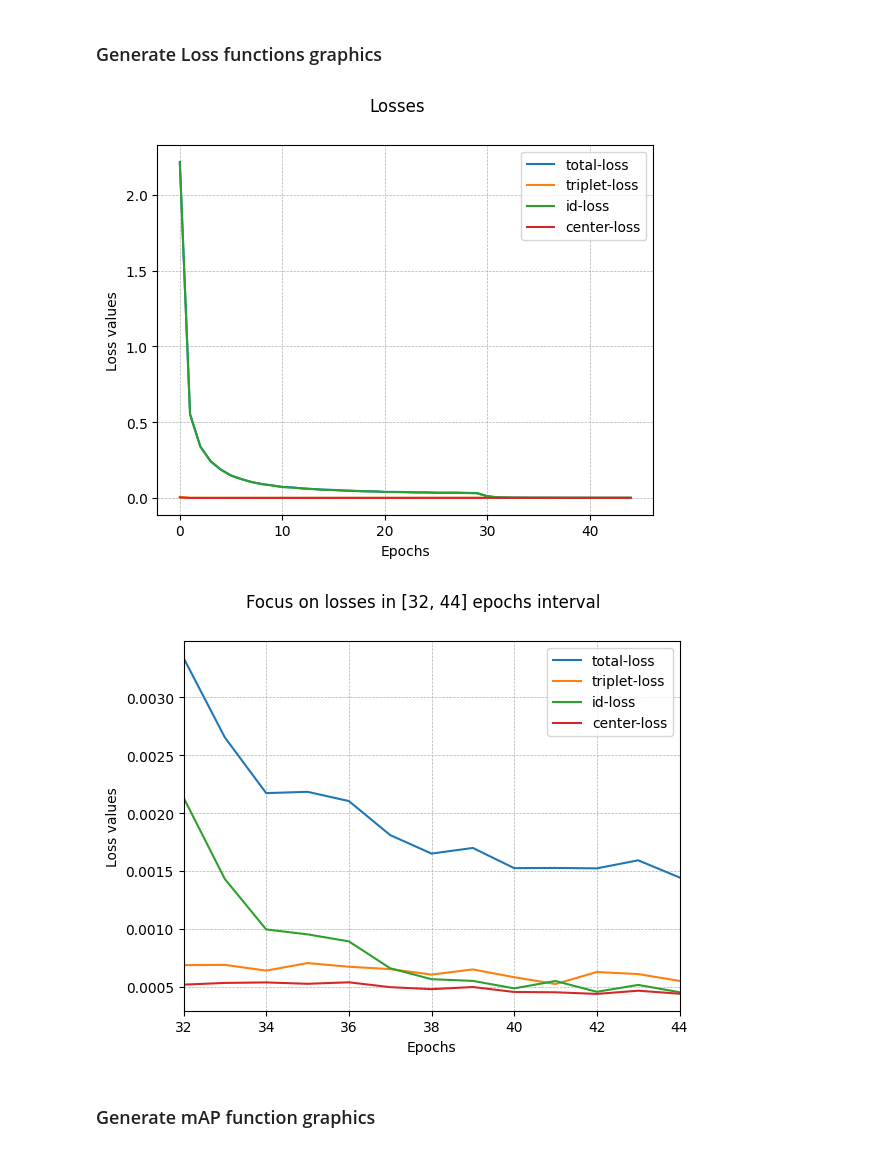
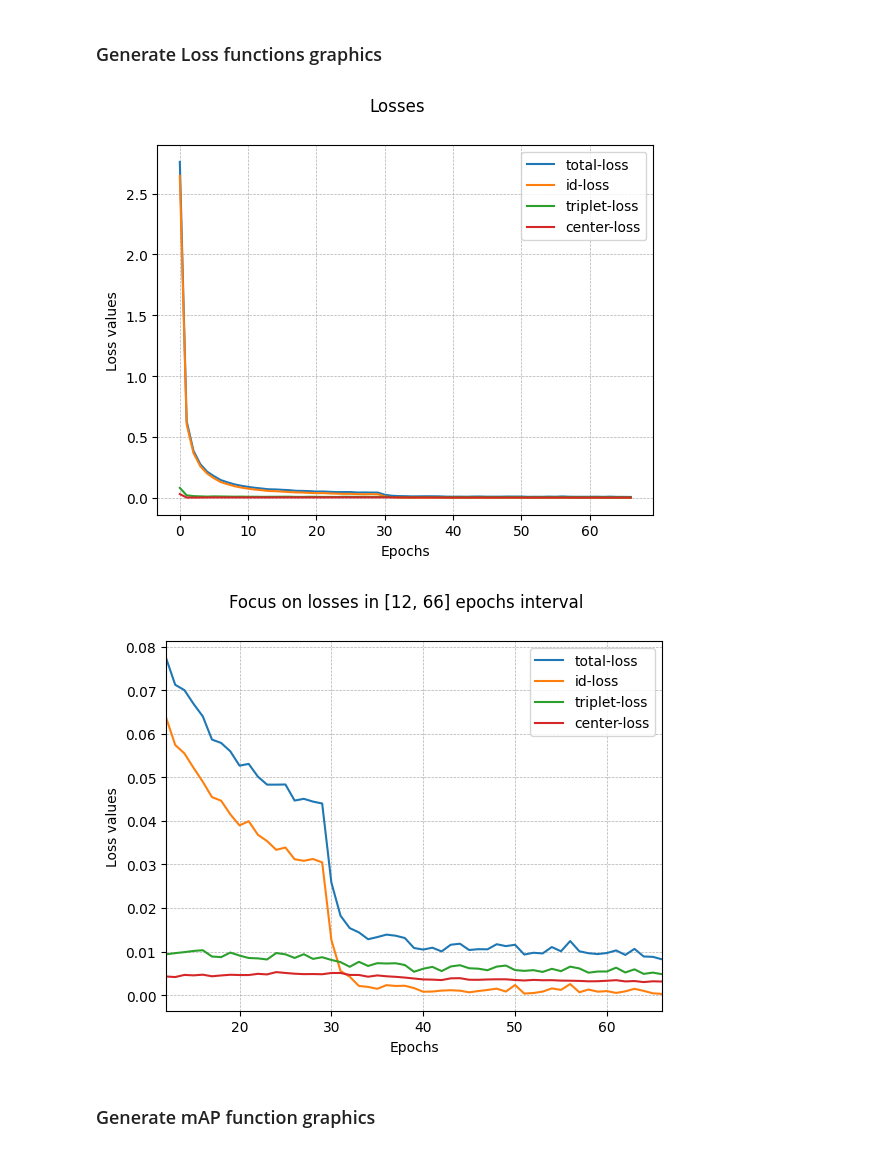
Before and after one commit to martinellop/People-Analysis, a Jupyter notebook: ReID/deep/graphics.ipynb, the cells around one changed output. Drawn from its saved outputs; the diff is of its cells as text; code cells hidden in the pictures.

Commit message:
Added some training files; refactoring testing; added Market-1501 dataset consig to evaluate cross-domain metrics

```diff
--- a/ReID/deep/graphics.ipynb
+++ b/ReID/deep/graphics.ipynb
@@ -2,17 +2,22 @@
 import os
 
 # Let's retrieve last results report
-res_dir = os.path.join("results")
+res_dir = os.path.join("results/training5")
+max_epochs = 100
 
 results_file = os.path.join(res_dir,"results_history.json")
 if os.path.exists(results_file):
+    if "f" in locals():
+        del f
     os.remove(results_file)
 
-result = os.system(f"scp pmartinello@aimagelab-srv-login.ing.unimore.it:/work/cvcs_2022_group02/results/results_history.json {res_dir}")
+result = os.system(f"scp pmartinello@aimagelab-srv-login.ing.unimore.it:/work/cvcs_2022_group02/training_5/results/results_history.json {res_dir}")
 if result == 0:
     print("Results history has been correctly retrieved from server.")
 else:
     print("Results history has not been retrieved :(")
+
+results_file = os.path.join(res_dir,"results_history.json")
 # %% [output]
 Results history has been correctly retrieved from server.
 # %%
@@ -29,9 +34,12 @@ results_history = json.load(f)
 
 test_every_n_epochs = 2
 metrics_x_axis = [i * test_every_n_epochs for i in range(0,len(results_history['mAP']))]
+if metrics_x_axis[-1] >= max_epochs:
+    metrics_x_axis[-1] = max_epochs-1
+
 #print(metrics_x_axis)
 
-save_graphics = False
+save_graphics = True
 # %% [markdown]
 ### Generate Loss functions graphics
 # %%
@@ -51,43 +59,43 @@ if save_graphics:
     plt.savefig(os.path.join(res_dir, "losses_graph.jpg"))
 plt.show()
 # %% [output]
-[figure, old version]
+[figure, new version]
 # %%
 # In case you want a plot of losses limited to an interval of epochs:
 
 # to be set following your preferences
-min_epoch = 32  # inclusive, -1 means no bound
+min_epoch = 12  # inclusive, -1 means no bound
 max_epoch = -1  # inclusive, -1 means no bound
 
 
 
 
 total_loss_data = results_history['total-loss']
 if min_epoch < 0:
     min_epoch = 0
 if max_epoch < 0:
     max_epoch = len(total_loss_data)
 else:
     max_epoch +=1
 x_range = [i for i in range(min_epoch, max_epoch)]
 fig, ax = plt.subplots(1,1)
 fig.suptitle(f"Focus on losses in [{min_epoch}, {max_epoch-1}] epochs interval")
 
 for k in results_history.keys():
     if not k.endswith("loss"):
         continue
     ax.plot(x_range, results_history[k][min_epoch:max_epoch], label=k)
 ax.legend(loc='upper right')
 ax.set_xlabel("Epochs")
 ax.set_ylabel("Loss values")
 ax.set_yscale("linear")
 ax.set_xlim((min_epoch, max_epoch-1))
 plt.grid(linestyle = '--', linewidth = 0.5)
 if save_graphics:
     plt.savefig(os.path.join(res_dir, "losses_graph_focus.jpg"))
 plt.show()
 # %% [output]
-[figure, old version]
+[figure, new version]
 # %% [markdown]
 ### Generate mAP function graphics
 # %%
```
Also changed, not shown: parts of 6 cells of this notebook, 20 other files.
